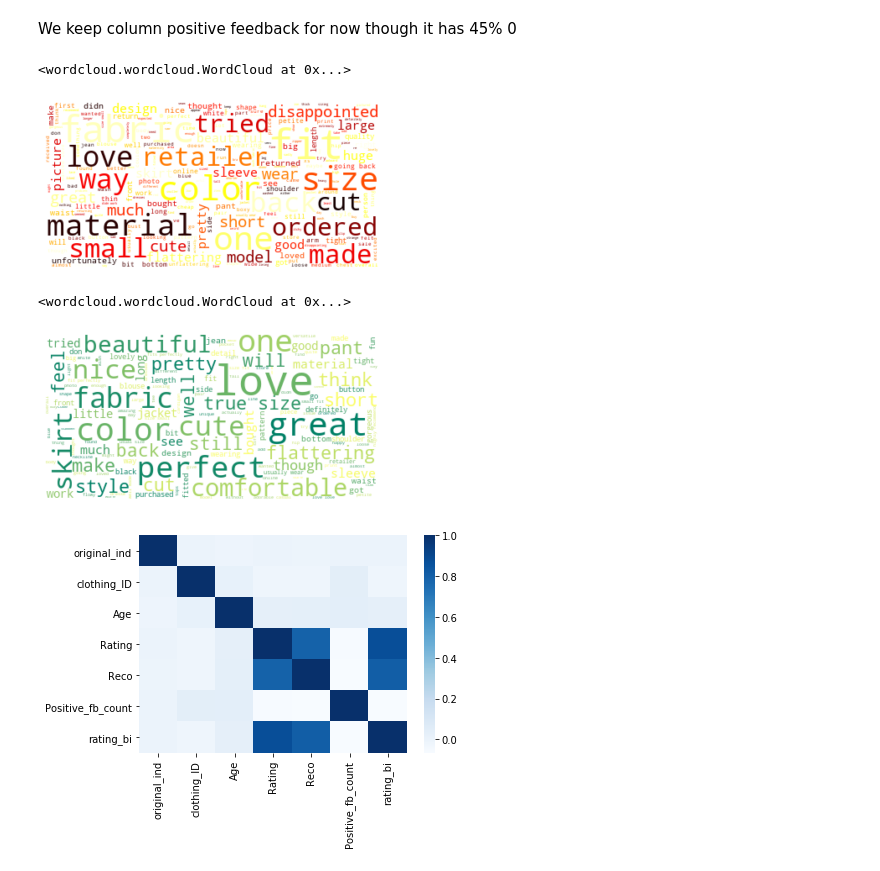
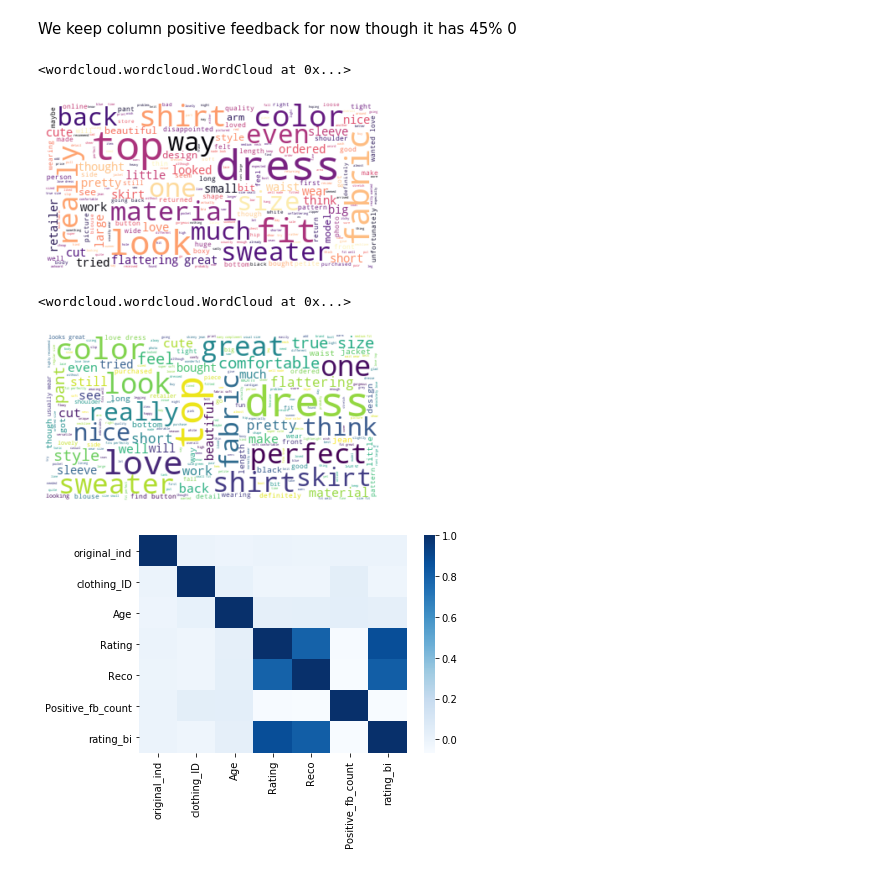
Before and after one commit to ZeeTsing/Ecommerce_women_clothing, a Jupyter notebook: 0_Data_cleaning_EDA.ipynb, the cells around one changed output. Saved outputs shown, nothing was run; the diff lists cells and outputs as text; code cells hidden in the pictures.

```diff
--- a/0_Data_cleaning_EDA.ipynb
+++ b/0_Data_cleaning_EDA.ipynb
@@ -222,29 +222,28 @@ We keep column positive feedback for now though it has 45% 0
 # %%
 from wordcloud import WordCloud, STOPWORDS, ImageColorGenerator
 # %%
-mask = df.Rating < 3
-text = " ".join(review for review in df[mask].Text)
+mask = df.Positively_rated < 1
+text = " ".join(review for review in df[mask].RAW_Text)
 stopwords = set(STOPWORDS)
-stopwords.update(["dress", "shirt", "top", "really", "look",'even','sweater','looked','looks'])
 
 # Create and generate a word cloud image:
-wordcloud = WordCloud(stopwords=stopwords,max_font_size=50, max_words=300,background_color="white",colormap = 'hot').generate(text)
+wordcloud = WordCloud(stopwords=stopwords,max_font_size=50, max_words=300,background_color="white",colormap = 'magma').generate(text)
 
 # Display the generated image:
 plt.imshow(wordcloud, interpolation='bilinear')
 plt.axis("off")
 wordcloud.to_file("ratingless3_review.png")
 # %% [output]
 <wordcloud.wordcloud.WordCloud at 0x...>
-[figure, old version]
+[figure, new version]
 # %%
-mask = df.Rating > 3
-text = " ".join(review for review in df[mask].Text)
+mask = df.Positively_rated >0
+text = " ".join(review for review in df[mask].RAW_Text)
 stopwords = set(STOPWORDS)
-stopwords.update(["dress", "shirt", "top", "really", "look",'even','sweater','looked','looks'])
+
 
 # Create and generate a word cloud image:
-wordcloud = WordCloud(stopwords=stopwords,max_font_size=50, max_words=250,background_color="white",colormap = 'summer').generate(text)
+wordcloud = WordCloud(stopwords=stopwords,max_font_size=50, max_words=300,background_color="white",colormap = 'viridis').generate(text)
 
 # Display the generated image:
 plt.imshow(wordcloud, interpolation='bilinear')
@@ -252,7 +251,7 @@ plt.axis("off")
 wordcloud.to_file("ratingmorethan3_review.png")
 # %% [output]
 <wordcloud.wordcloud.WordCloud at 0x...>
-[figure, old version]
+[figure, new version]
 # %%
 sns.heatmap(df.corr(),cmap = 'Blues')
 plt.savefig('output\correlation_plot.png')
```
Also changed, not shown: parts of 3 cells of this notebook, 1 other file.
